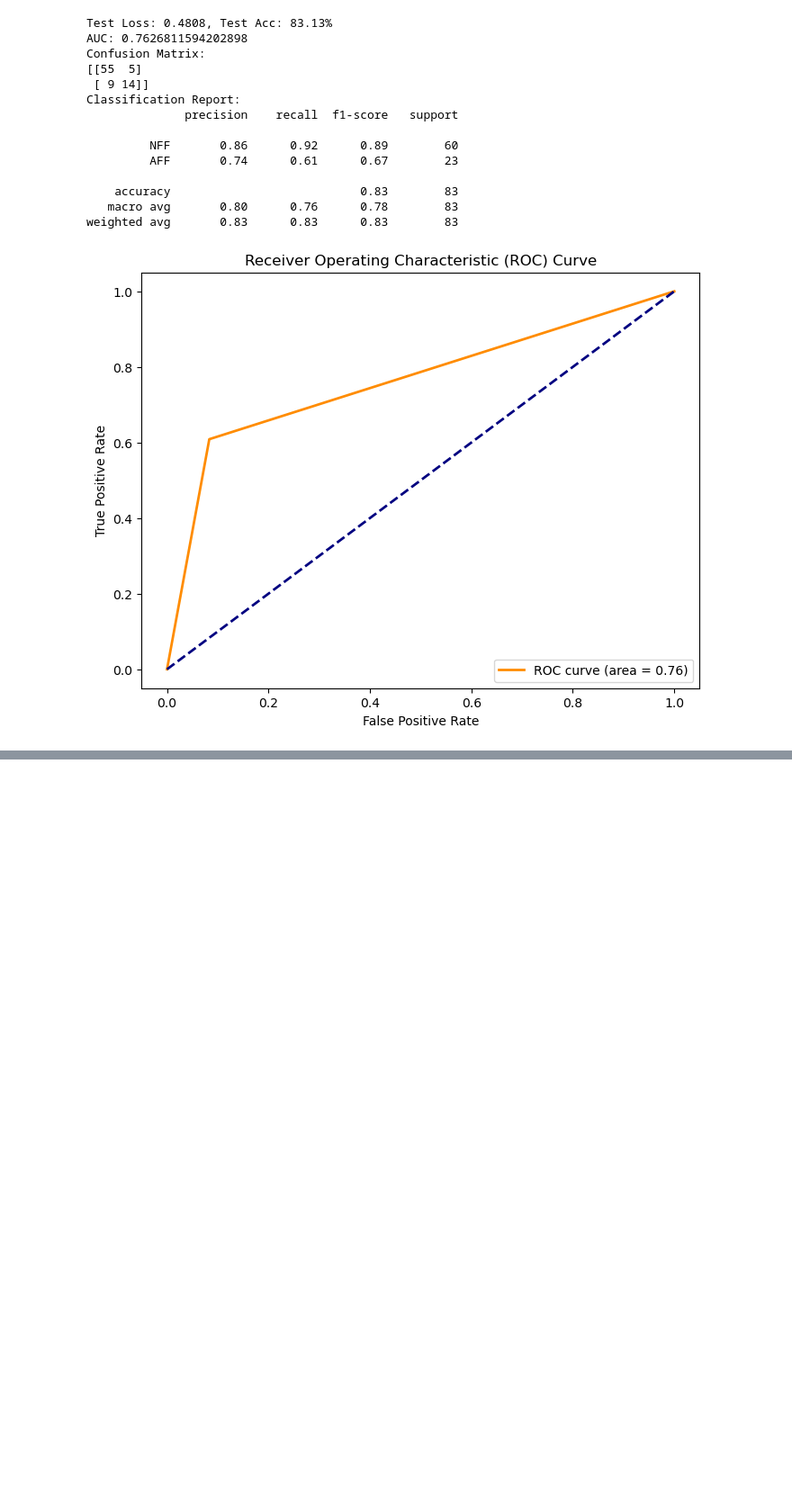
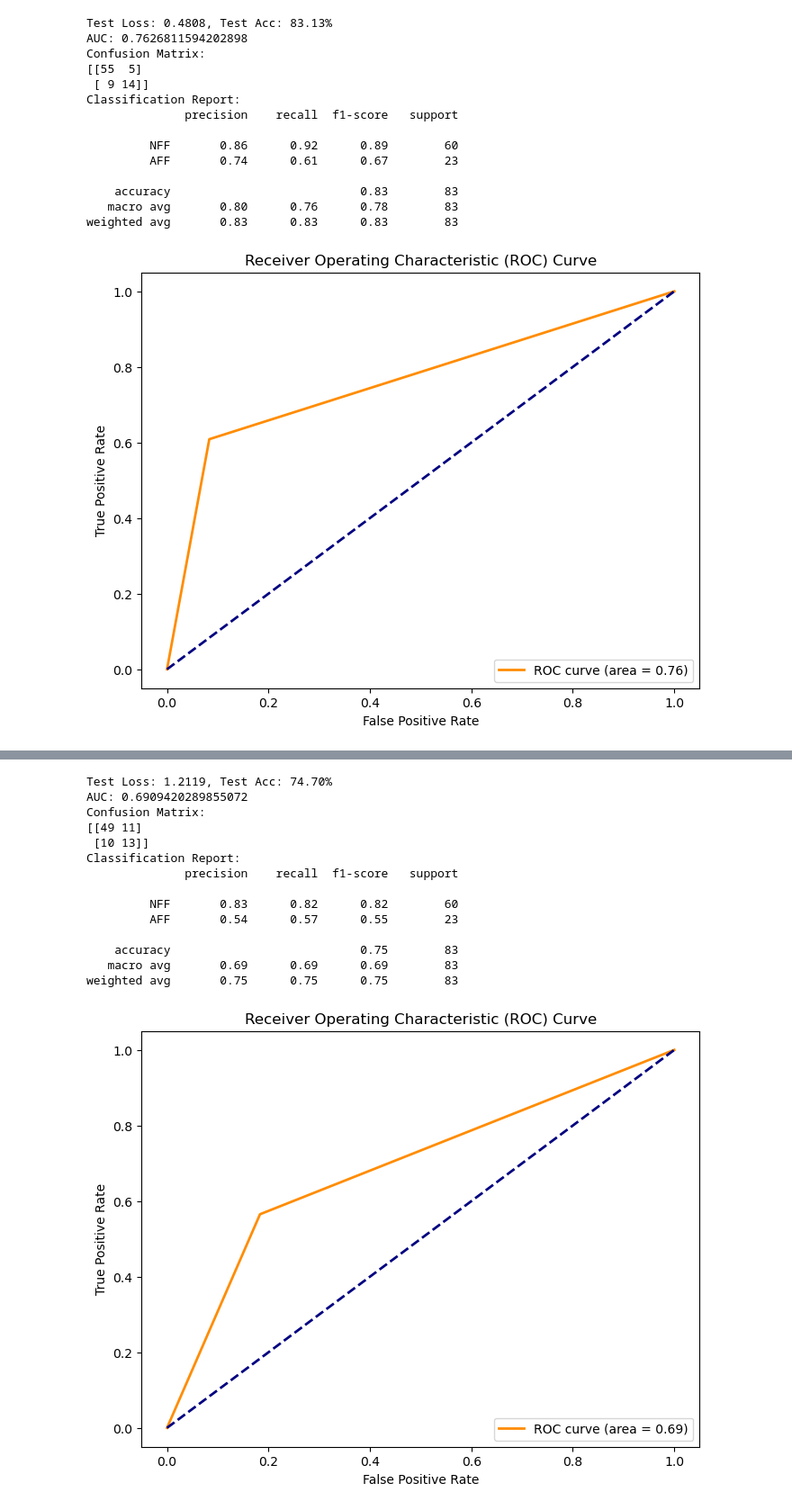
Before and after one commit to honzh073/FL, a Jupyter notebook: code/3_single_hospital/3_1_crossvalidation.ipynb, the cells around one changed output, grey strips where cells are left out. Shown at 90% size. Cells and saved outputs as stored; diff of their text form; code cells hidden in the pictures; blank space fills up the shorter version.

```diff
--- a/code/3_single_hospital/3_1_crossvalidation.ipynb
+++ b/code/3_single_hospital/3_1_crossvalidation.ipynb
@@ -651,7 +651,25 @@ for fold, (train_idx, val_idx) in enumerate(kf.split(range(len(train_dataset)),
             f"val Loss: {validation_loss:.4f}, "
             f"train ACC: {train_accuracy:.2f}%, "
             f"Val ACC: {validation_accuracy:.2f}%")
+
         # scheduler.step()
+    # Plot train/val loss,  accuracy
+    plt.figure(figsize=(12, 4))
+    plt.subplot(1, 2, 1)
+    plt.plot(train_losses, label='Train Loss')
+    plt.plot(validation_losses, label='Validation Loss')
+    plt.xlabel('Epoch')
+    plt.ylabel('Loss')
+    plt.legend()
+
+    plt.subplot(1, 2, 2)
+    plt.plot(train_accuracies, label='Train Accuracy')
+    plt.plot(validation_accuracies, label='Validation Accuracy')
+    plt.xlabel('Epoch')
+    plt.ylabel('Accuracy (%)')
+    plt.legend()
+
+    plt.show()
 # %% [output]
 Fold 1/5
 Epoch 1/10, train Loss: 0.0859, val Loss: 0.6889, train ACC: 54.26%, Val ACC: 60.61%
@@ -691,0 +931,18 @@ weighted avg       0.83      0.83      0.83        83
+# %%
+test_model(model=model, test_dataset=test_dataset, batch_size=16)
+# %% [output]
+Test Loss: 1.2119, Test Acc: 74.70%
+AUC: 0.6909420289855072
+Confusion Matrix:
+[[49 11]
+ [10 13]]
+Classification Report:
+              precision    recall  f1-score   support
+
+         NFF       0.83      0.82      0.82        60
+         AFF       0.54      0.57      0.55        23
+
+    accuracy                           0.75        83
+   macro avg       0.69      0.69      0.69        83
+weighted avg       0.75      0.75      0.75        83
+[figure, added]
```
Also changed, not shown: parts of 3 cells of this notebook, 22 other files.
